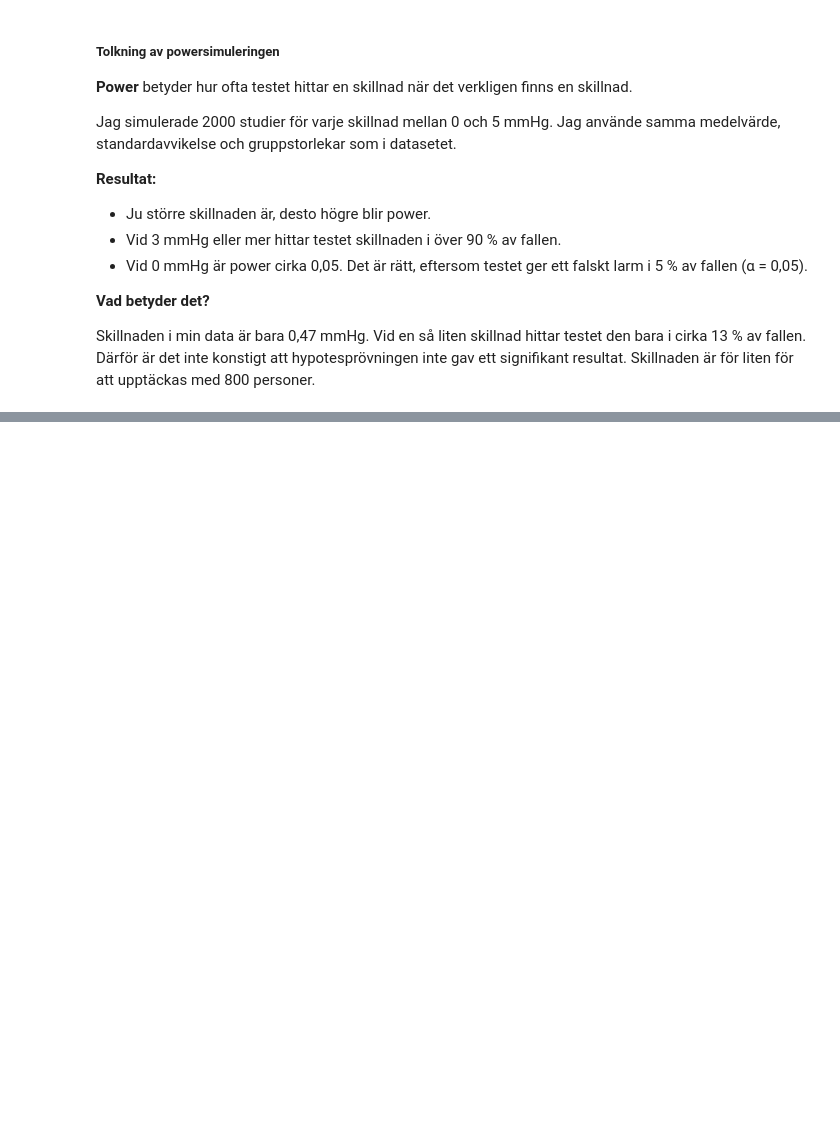
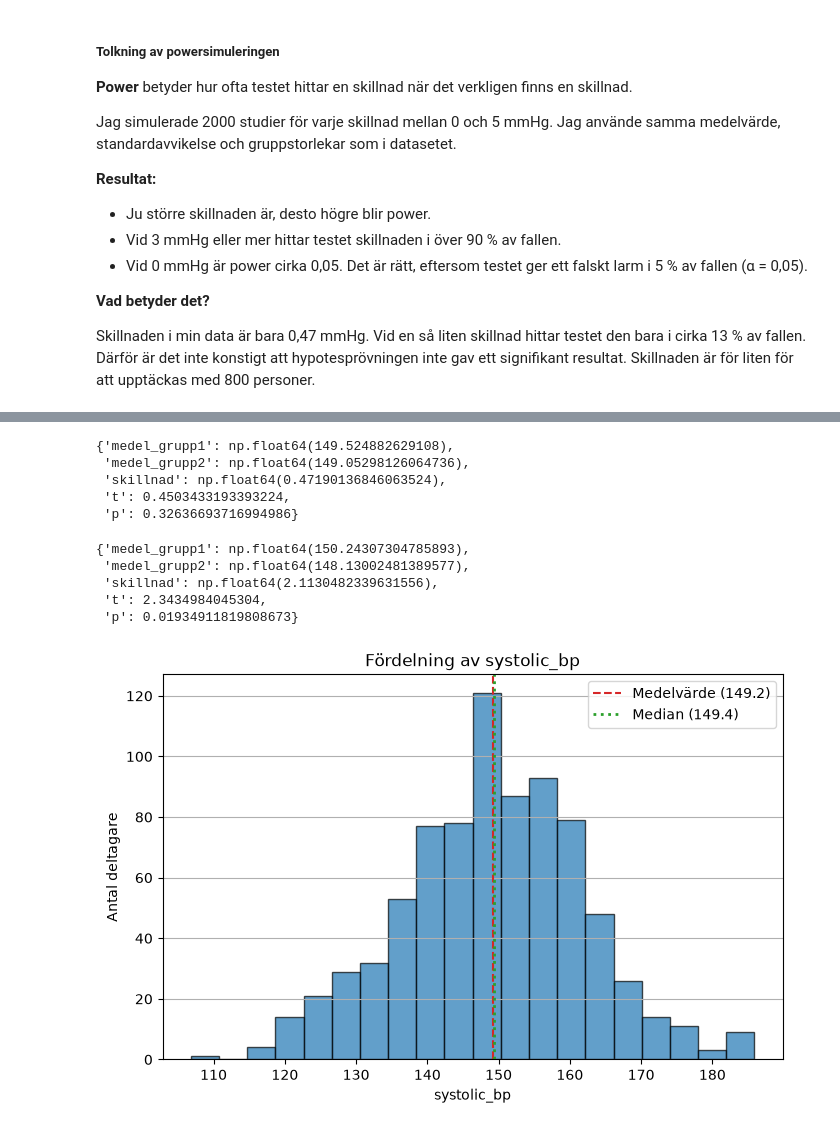
Before and after one commit to roshima-fernando/halsostudie---examuppgift, a Jupyter notebook: health_study.ipynb, the cells around one changed output, grey strips where cells are left out. Saved outputs shown, nothing was run; the diff lists cells and outputs as text; code cells hidden in the pictures; blank space fills up the shorter version.

Commit message:
Lägg till docstrings och tolkning av klassen

```diff
--- a/health_study.ipynb
+++ b/health_study.ipynb
@@ -382,0 +404,6 @@ Källa: Cohen, J. (1988). *Statistical Power Analysis for the Behavioral Science
+# %%
+from src.health_analyzer import HealthAnalyzer
+
+analyzer = HealthAnalyzer(df)
+print(analyzer)
+analyzer.summary(["age","systolic_bp","cholesterol"])
@@ -382,0 +417,27 @@ Källa: Cohen, J. (1988). *Statistical Power Analysis for the Behavioral Science
+# %%
+# Samma hypotesprövning som i Del 1, nu med klassen
+
+result = analyzer.compare_groups("systolic_bp", "smoker", "Yes", "No")
+result
+# %% [output]
+{'medel_grupp1': np.float64(149.524882629108),
+ 'medel_grupp2': np.float64(149.05298126064736),
+ 'skillnad': np.float64(0.47190136846063524),
+ 't': 0.4503433193393224,
+ 'p': 0.32636693716994986}
+# %%
+# Klassen kan återanvändas för en ny fråga: skiljer sig blodtrycket mellan män och kvinnor
+
+result_sex = analyzer.compare_groups("systolic_bp", "sex", "M", "F", alternative="two-sided")
+result_sex
+# %% [output]
+{'medel_grupp1': np.float64(150.24307304785893),
+ 'medel_grupp2': np.float64(148.13002481389577),
+ 'skillnad': np.float64(2.1130482339631556),
+ 't': 2.3434984045304,
+ 'p': 0.01934911819808673}
+# %%
+analyzer.plot_histogram("systolic_bp")
+plt.show()
+# %% [output]
+[figure, added]
```
Also changed, not shown: parts of 8 cells of this notebook, 1 other file.
